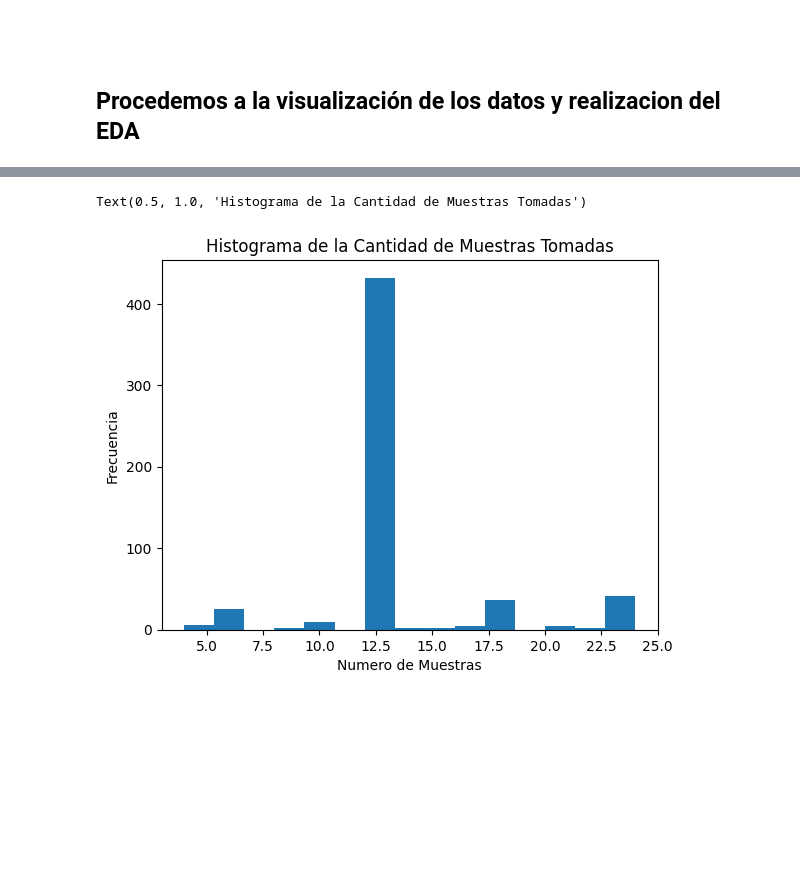
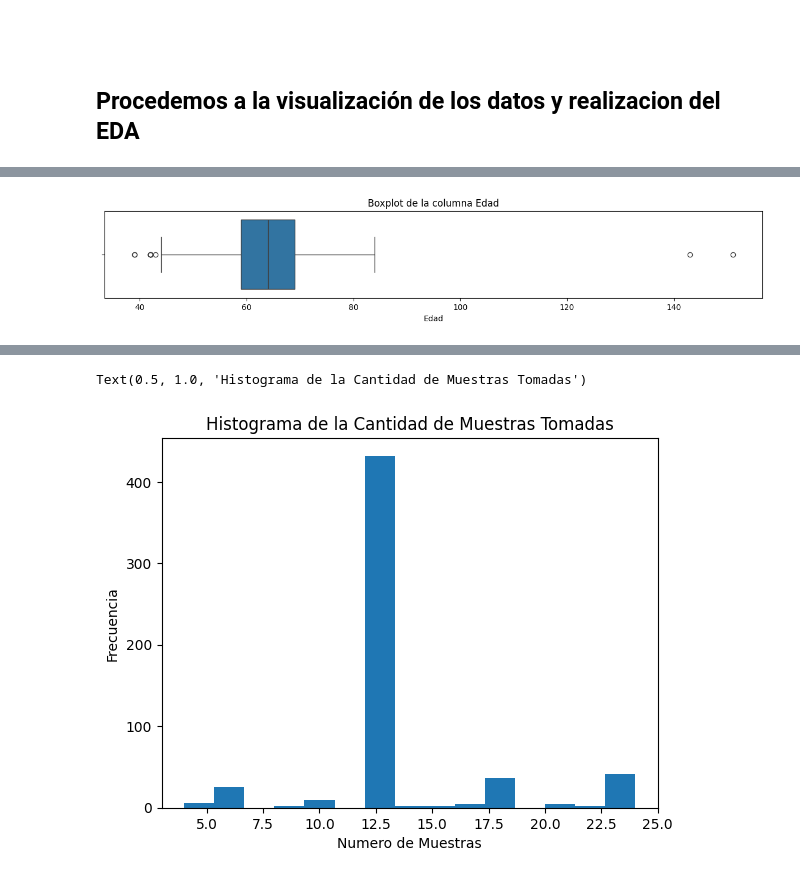
Before and after one commit to SebastianGSVV/Integrador_M6, a Jupyter notebook: Integrador_M6.ipynb, the cells around one changed output, grey strips where cells are left out. Drawn from its saved outputs; the diff is of its cells as text; code cells hidden in the pictures; blank space fills up the shorter version.

```diff
--- a/Integrador_M6.ipynb
+++ b/Integrador_M6.ipynb
@@ -259,0 +250,4 @@ Text(0.5, 1.0, 'Histograma de las Edades')
+# %%
+herramientas.boxplot(df, "Edad")
+# %% [output]
+[figure, added]
```
Also changed, not shown: parts of 38 cells of this notebook, 2 other files.
